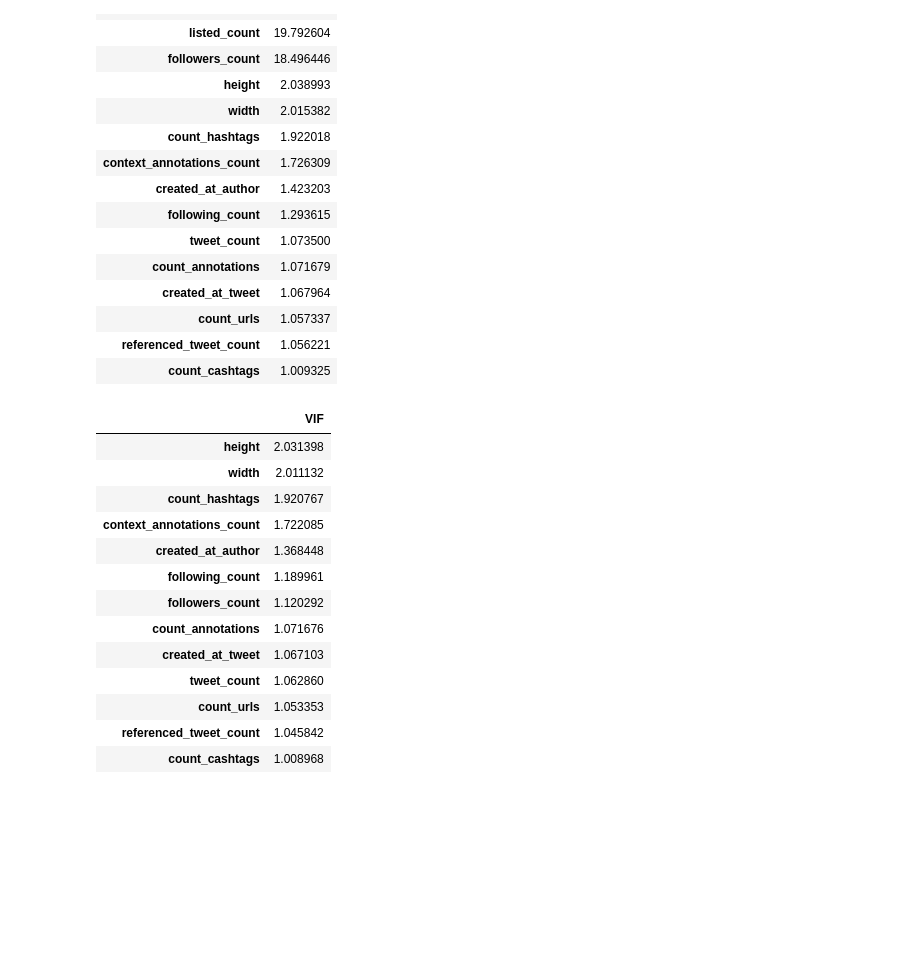
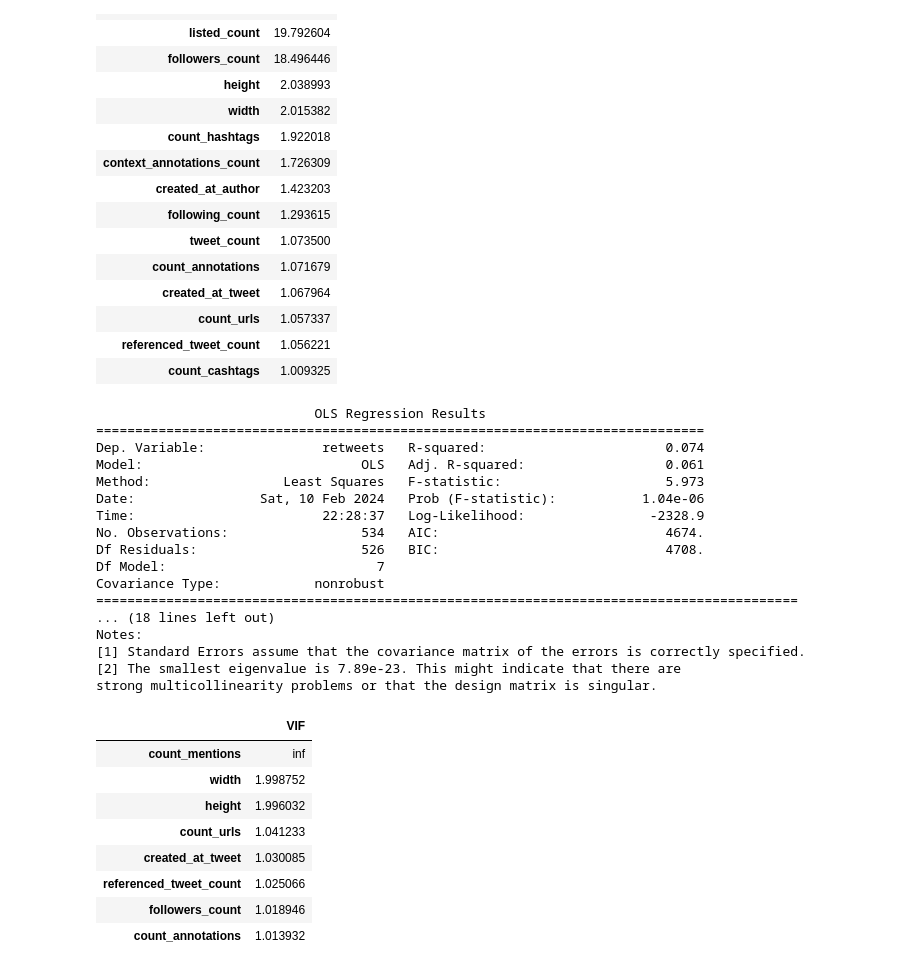
Before and after one commit to alexandermaat99/School-S2, a Jupyter notebook: Feb 10/Checkpoint_MLR.ipynb, the cells around one changed output. Cells and saved outputs as stored; diff of their text form; code cells hidden in the pictures; blank space fills up the shorter version.

```diff
--- a/Feb 10/Checkpoint_MLR.ipynb
+++ b/Feb 10/Checkpoint_MLR.ipynb
@@ -329,28 +329,47 @@ vif(X)
 # the results summary of every model. You can overwrite the prior model summary each time
 # until you meet the criterion.
 
-dummies = dummies.drop(columns=['count_mentions','listed_count'])
 
-vif(dummies)
+
+y = df['retweets']
+X = dummies.drop(columns=['context_annotations_count','count_cashtags','listed_count', 'created_at_author','following_count', 'tweet_count','count_hashtags'])
+
+results = sm.OLS(y, X).fit()
+print(results.summary())
 # %% [output]
-|  | VIF |
-| height | 2.031398 |
-| width | 2.011132 |
-| count_hashtags | 1.920767 |
-| context_annotations_count | 1.722085 |
-| created_at_author | 1.368448 |
-| following_count | 1.189961 |
-| followers_count | 1.120292 |
-| count_annotations | 1.071676 |
-| created_at_tweet | 1.067103 |
-| tweet_count | 1.062860 |
-| count_urls | 1.053353 |
-| referenced_tweet_count | 1.045842 |
-| count_cashtags | 1.008968 |
+                            OLS Regression Results
+==============================================================================
+Dep. Variable:               retweets   R-squared:                       0.074
+Model:                            OLS   Adj. R-squared:                  0.061
+Method:                 Least Squares   F-statistic:                     5.973
+Date:                Sat, 10 Feb 2024   Prob (F-statistic):           1.04e-06
+Time:                        22:28:37   Log-Likelihood:                -2328.9
+No. Observations:                 534   AIC:                             4674.
+Df Residuals:                     526   BIC:                             4708.
+Df Model:                           7
+Covariance Type:            nonrobust
+==========================================================================================
+... (18 lines left out)
+Notes:
+[1] Standard Errors assume that the covariance matrix of the errors is correctly specified.
+[2] The smallest eigenvalue is 7.89e-23. This might indicate that there are
+strong multicollinearity problems or that the design matrix is singular.
 # %%
 # Question 13: For the remaining features in the last model you produced
 # where the difference between R2 and R2-adj is <= 0.01, calculate the VIF
 # scores and print them out in a table from largest VIF to smallest.
+
+vif(X)
+# %% [output]
+|  | VIF |
+| count_mentions | inf |
+| width | 1.998752 |
+| height | 1.996032 |
+| count_urls | 1.041233 |
+| created_at_tweet | 1.030085 |
+| referenced_tweet_count | 1.025066 |
+| followers_count | 1.018946 |
+| count_annotations | 1.013932 |
 # %%
 # Question 14: Now we have a nice and trim model. However, we cannot
 # compare the coefficients to each other since they are each on different
```
Also changed, not shown: parts of 9 cells of this notebook, 2 other files.
